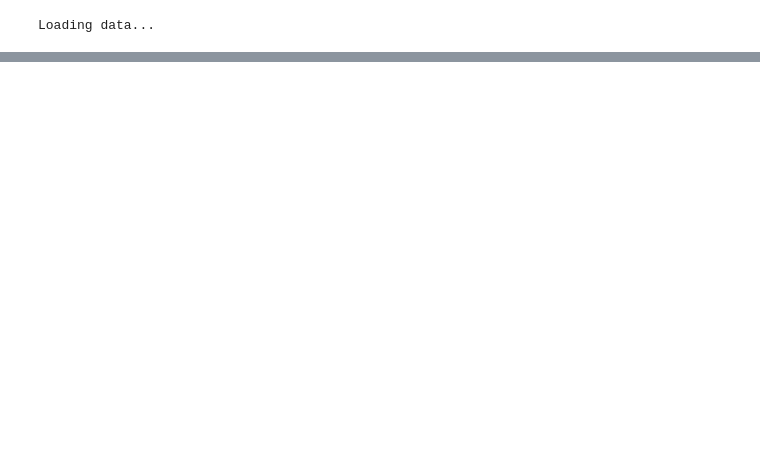
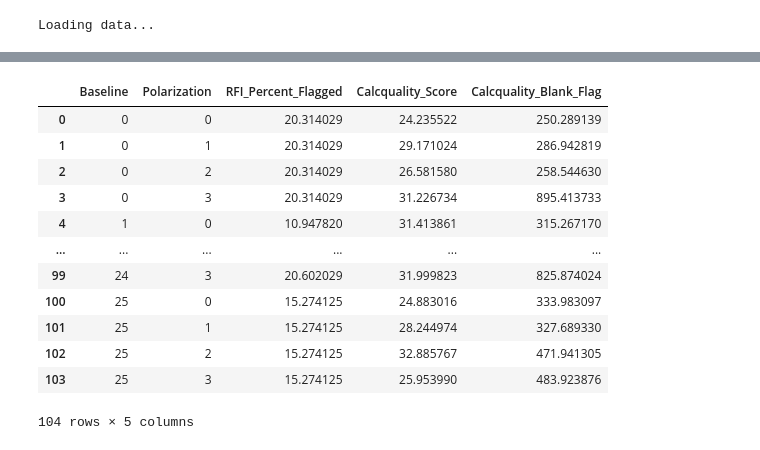
Before and after one commit to preshanth/SAM-RFI, a Jupyter notebook: notebooks/large_model.ipynb, the cells around one changed output, grey strips where cells are left out. Drawn from its saved outputs; the diff is of its cells as text; code cells hidden in the pictures; blank space fills up the shorter version.

```diff
--- a/notebooks/large_model.ipynb
+++ b/notebooks/large_model.ipynb
@@ -46,0 +31,16 @@ Applying median normalization only to 3328 patches...
+# %%
+datarfi_3C129.radio_metrics.test_realdata()
+# %% [output]
+|  | Baseline | Polarization | RFI_Percent_Flagged | Calcquality_Score | Calcquality_Blank_Flag |
+| 0 | 0 | 0 | 20.314029 | 24.235522 | 250.289139 |
+| 1 | 0 | 1 | 20.314029 | 29.171024 | 286.942819 |
+| 2 | 0 | 2 | 20.314029 | 26.581580 | 258.544630 |
+| 3 | 0 | 3 | 20.314029 | 31.226734 | 895.413733 |
+| 4 | 1 | 0 | 10.947820 | 31.413861 | 315.267170 |
+| ... | ... | ... | ... | ... | ... |
+| 99 | 24 | 3 | 20.602029 | 31.999823 | 825.874024 |
+| 100 | 25 | 0 | 15.274125 | 24.883016 | 333.983097 |
+| 101 | 25 | 1 | 15.274125 | 28.244974 | 327.689330 |
+| 102 | 25 | 2 | 15.274125 | 32.885767 | 471.941305 |
+| 103 | 25 | 3 | 15.274125 | 25.953990 | 483.923876 |
+104 rows × 5 columns
```
Also changed, not shown: parts of 14 cells of this notebook, 13 other files.
